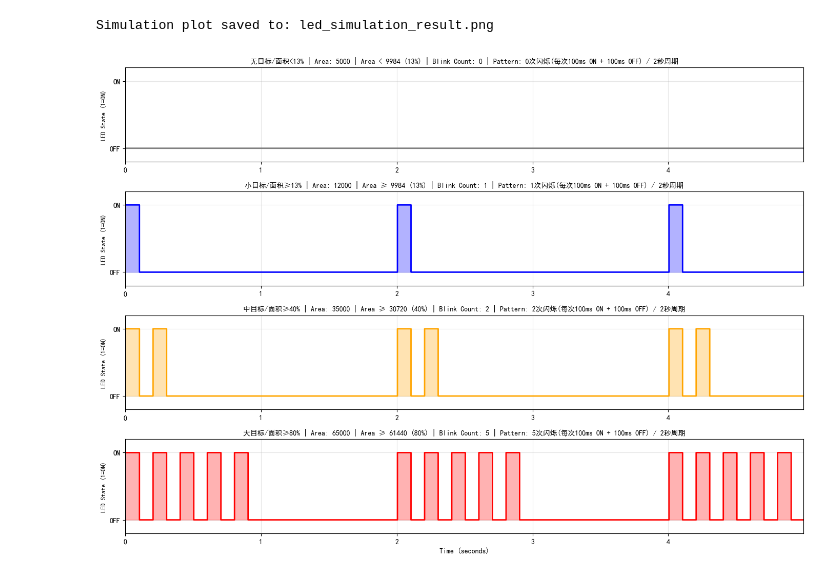
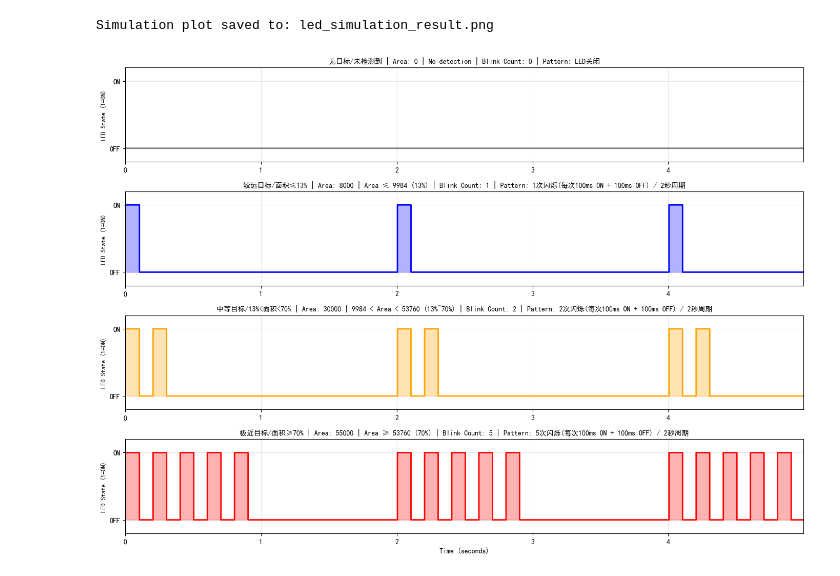
Before and after one commit to hook-7/CanMv-K230, a Jupyter notebook: led.ipynb, the cells around one changed output. Cells and saved outputs as stored; diff of their text form; code cells hidden in the pictures.

```diff
--- a/led.ipynb
+++ b/led.ipynb
@@ -10,22 +10,21 @@ SUB_ON_MS = 100            # 小周期中亮的时长
 
 # 面积阈值 (基于 QVGA 320x240 = 76800 像素)
 TOTAL_PIXELS = 320 * 240
-AREA_THRESH_80 = int(TOTAL_PIXELS * 0.80)  # ~61440
-AREA_THRESH_13 = int(TOTAL_PIXELS * 0.13)  # ~9984
-AREA_THRESH_40 = int(TOTAL_PIXELS * 0.40)  # ~30720
+AREA_THRESH_80 = int(TOTAL_PIXELS * 0.70)  # ~53760 (极近 70%)
+AREA_THRESH_13 = int(TOTAL_PIXELS * 0.13)  # ~9984  (中等起步)
 
 # --- 2. 模拟逻辑函数 ---
 
 def calculate_blink_count(area):
     """根据面积计算闪烁次数 (与 simple_detect.py 逻辑一致)"""
     if area >= AREA_THRESH_80:
-        return 5
-    elif area >= AREA_THRESH_40:
-        return 2
-    elif area >= AREA_THRESH_13:
-        return 1
+        return 5  # 极近: 闪5次
+    elif area > AREA_THRESH_13:
+        return 2  # 中等 (13%~70%): 闪2次
+    elif area > 0:
+        return 1  # 较远 (<=13%): 闪1次
     else:
-        return 0
+        return 0  # 未检测到: 灭
 
 def simulate_blink(area, duration_sec=5):
     """模拟一段时间内的 LED 状态 (复刻定时器中断逻辑)"""
@@ -73,10 +72,10 @@ def simulate_blink(area, duration_sec=5):
 
 # --- 3. 定义四种场景 (对应不同的闪烁次数) ---
 scenarios = [
-    {"name": "无目标/面积<13%", "area": 5000, "desc": "Area < 9984 (13%)"},
-    {"name": "小目标/面积≥13%", "area": 12000, "desc": "Area ≥ 9984 (13%)"},
-    {"name": "中目标/面积≥40%", "area": 35000, "desc": "Area ≥ 30720 (40%)"},
-    {"name": "大目标/面积≥80%", "area": 65000, "desc": "Area ≥ 61440 (80%)"}
+    {"name": "无目标/未检测到", "area": 0, "desc": "No detection"},
+    {"name": "较远目标/面积≤13%", "area": 8000, "desc": "Area ≤ 9984 (13%)"},
+    {"name": "中等目标/13%<面积<70%", "area": 30000, "desc": "9984 < Area < 53760 (13%~70%)"},
+    {"name": "极近目标/面积≥70%", "area": 55000, "desc": "Area ≥ 53760 (70%)"}
 ]
 
 # --- 4. 绘图 ---
@@ -87,33 +86,36 @@ plt.rcParams['axes.unicode_minus'] = False
 
 colors = ['gray', 'blue', 'orange', 'red']
 
 for i, scen in enumerate(scenarios):
     times, states, blink_count = simulate_blink(scen["area"])
 
     plt.subplot(4, 1, i+1)
     # 绘制阶梯图
     plt.step(times, states, where='post', linewidth=2, color=colors[i])
     # 填充颜色
     plt.fill_between(times, states, step='post', alpha=0.3, color=colors[i])
 
     # 标注信息
+    if blink_count == 0:
+        pattern_desc = "LED关闭"
+    else:
+        pattern_desc = f"{blink_count}次闪烁(每次100ms ON + 100ms OFF) / 2秒周期"
     title_str = (f"{scen['name']} | Area: {scen['area']} | {scen['desc']} | "
-                 f"Blink Count: {blink_count} | "
-                 f"Pattern: {blink_count}次闪烁(每次100ms ON + 100ms OFF) / 2秒周期")
+                 f"Blink Count: {blink_count} | Pattern: {pattern_desc}")
     plt.title(title_str, fontsize=10)
     plt.ylabel("LED State (1=ON)", fontsize=9)
     plt.ylim(-0.2, 1.2)
     plt.xlim(0, max(times) if times else 5)
     plt.grid(True, alpha=0.3)
     plt.yticks([0, 1], ['OFF', 'ON'])
 
 plt.xlabel("Time (seconds)", fontsize=10)
 plt.tight_layout()
 
 # 保存图像
 output_file = "led_simulation_result.png"
 print(f"Simulation plot saved to: {output_file}")
 plt.show()
 # %% [output]
 Simulation plot saved to: led_simulation_result.png
-[figure, old version]
+[figure, new version]
```
Also changed, not shown: 2 other files.
